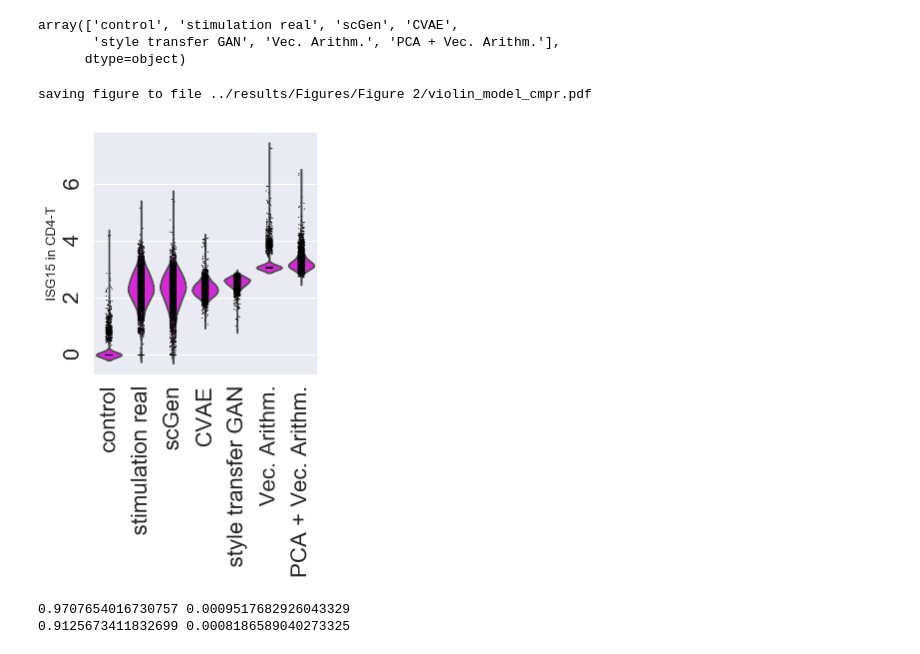
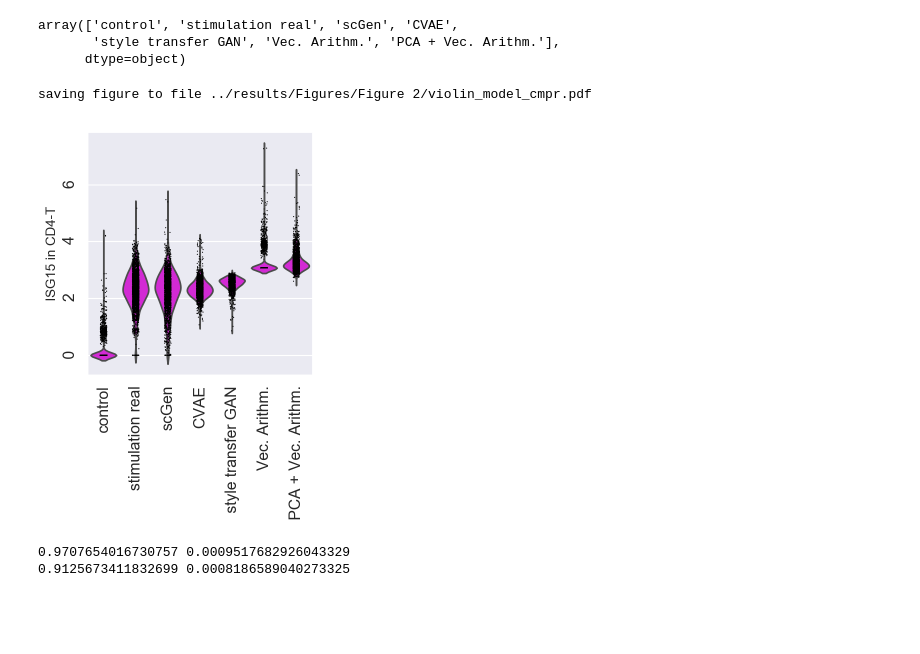
Before and after one commit to theislab/scgen-reproducibility, a Jupyter notebook: Jupyter Notebooks/Fig2.ipynb, the cells around one changed output. Drawn from its saved outputs; the diff is of its cells as text; code cells hidden in the pictures; blank space fills up the shorter version.

```diff
--- a/Jupyter Notebooks/Fig2.ipynb
+++ b/Jupyter Notebooks/Fig2.ipynb
@@ -351,26 +351,25 @@ var_temp[var_temp.index("ISG15")] = "ISG15 in CD4-T"
 models.var_names = var_temp
 # %%
 font = {'family' : 'Arial',
-        'size'   : 20}
+        'size'   : 30}
 
-sc.set_figure_params(fontsize=15)
+sc.set_figure_params(fontsize=25)
 sns.set()
-matplotlib.rc('font', **font)
-matplotlib.rc('ytick', labelsize=20)
-matplotlib.rc('xtick', labelsize=20)
+matplotlib.rc('ytick', labelsize=14)
+matplotlib.rc('xtick', labelsize=14)
 sc.pl.violin(models,
              keys="ISG15 in CD4-T",
              groupby="condition",
              rotation=90,
              show=True,
              order=models.obs["condition"].unique().tolist(),
              color = "#ee0ef0",
              save="_model_cmpr.pdf")
 os.rename(src=os.path.join(path_to_save, "violin_model_cmpr.pdf"),
           dst=os.path.join(path_to_save, "Fig2d_model_comparison.pdf"))
 # %% [output]
 saving figure to file ../results/Figures/Figure 2/violin_model_cmpr.pdf
-[figure, old version]
+[figure, new version]
 # %%
 conditions = {"real_stim": "CD4-T_real_stim", "pred_stim": "CD4-T_pred_stim"}
 scgen_r2_mean, scgen_r2_var = calc_R2_specific_model(cd4t_reconstructed, n_genes=6998, conditions=conditions)
```
